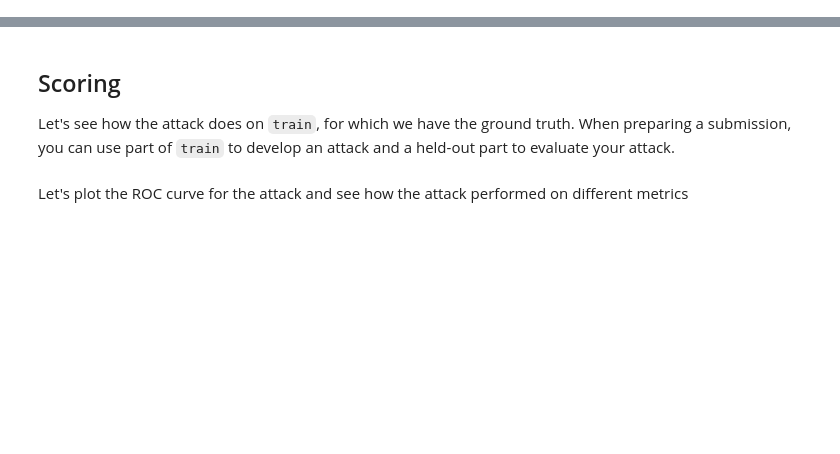
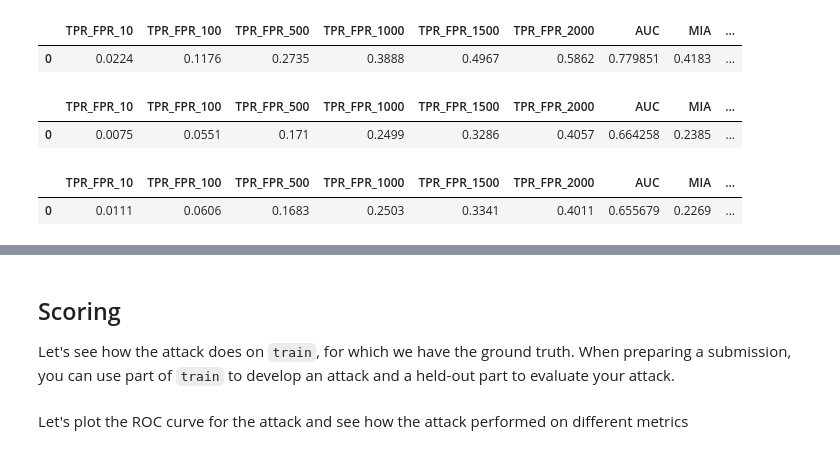
Before and after one commit to iamgroot42/MICO, a Jupyter notebook: starting-kit/purchase100.ipynb, the cells around one changed output, grey strips where cells are left out. Cells and saved outputs as stored; diff of their text form; code cells hidden in the pictures; blank space fills up the shorter version.

```diff
--- a/starting-kit/purchase100.ipynb
+++ b/starting-kit/purchase100.ipynb
@@ -436,0 +454,52 @@ Successfully loaded the Purchase-100 dataset consisting of 197324 records and 60
+# %%
+# Train one meta-classifier overall
+CHALLENGE = "purchase100"
+# meta_clf = RandomForestClassifier(max_depth=7, n_estimators=200, max_samples=0.8)
+# meta_clf = CatBoostClassifier()
+# meta_clf = MLPClassifier(hidden_layer_sizes=(16, 8, 4), max_iter=100, verbose=True)
+meta_clf = autosklearn.classification.AutoSklearnClassifier(
+    time_left_for_this_task=300,
+    metric=autosklearn.metrics.roc_auc)
+# meta_clf = TPOTClassifier(config_dict=new_config,
+#                           scoring='roc_auc', verbosity=3,
+#                           n_jobs=18,
+#                           generations=5,
+#                           population_size=20,
+#                           max_time_mins=5)
+
+X_tr, X_te, Y_tr, Y_te = [], [], [], []
+use_all = True
+for i, sc in enumerate(scenarios):
+    # Split at model level
+    train_split_og, test_split_og = train_test_split(np.arange(100), test_size=20)
+    train_split = np.concatenate([np.arange(200) + 200 * i for i in train_split_og])
+    test_split = np.concatenate([np.arange(200) + 200 * i for i in test_split_og])
+    if use_all:
+        X_train = X_for_meta[sc]
+        X_test  = X_for_meta[sc]
+        y_train = Y_for_meta[sc]
+        y_test  = Y_for_meta[sc]
+    else:
+        X_train = X_for_meta[sc][train_split]
+        X_test = X_for_meta[sc][test_split]
+        y_train = Y_for_meta[sc][train_split]
+        y_test = Y_for_meta[sc][test_split]
+
+    # Skip non-DP
+    X_tr.append(np.concatenate((np.ones((len(X_train), 1)) * i, X_train), axis=1))
+    Y_tr.append(y_train)
+
+    X_te.append(np.concatenate((np.ones((len(X_test), 1)) * i, X_test), axis=1))
+    Y_te.append(y_test)
+
+X_tr = np.concatenate(X_tr, 0)
+Y_tr = np.concatenate(Y_tr, 0)
+meta_clf.fit(X_tr, Y_tr)
+
+for i, sc in enumerate(scenarios):
+    preds = meta_clf.predict_proba(X_te[i])[:, 1]
+    scores = score(Y_te[i], preds)
+    scores.pop('fpr', None)
+    scores.pop('tpr', None)
+    display(pd.DataFrame([scores]))
+# %% [output]
@@ -436,0 +509,6 @@ Successfully loaded the Purchase-100 dataset consisting of 197324 records and 60
+|  | TPR_FPR_10 | TPR_FPR_100 | TPR_FPR_500 | TPR_FPR_1000 | TPR_FPR_1500 | TPR_FPR_2000 | AUC | MIA | ... |
+| 0 | 0.0224 | 0.1176 | 0.2735 | 0.3888 | 0.4967 | 0.5862 | 0.779851 | 0.4183 | ... |
+|  | TPR_FPR_10 | TPR_FPR_100 | TPR_FPR_500 | TPR_FPR_1000 | TPR_FPR_1500 | TPR_FPR_2000 | AUC | MIA | ... |
+| 0 | 0.0075 | 0.0551 | 0.171 | 0.2499 | 0.3286 | 0.4057 | 0.664258 | 0.2385 | ... |
+|  | TPR_FPR_10 | TPR_FPR_100 | TPR_FPR_500 | TPR_FPR_1000 | TPR_FPR_1500 | TPR_FPR_2000 | AUC | MIA | ... |
+| 0 | 0.0111 | 0.0606 | 0.1683 | 0.2503 | 0.3341 | 0.4011 | 0.655679 | 0.2269 | ... |
```
Also changed, not shown: parts of 48 cells of this notebook, 10 other files.
